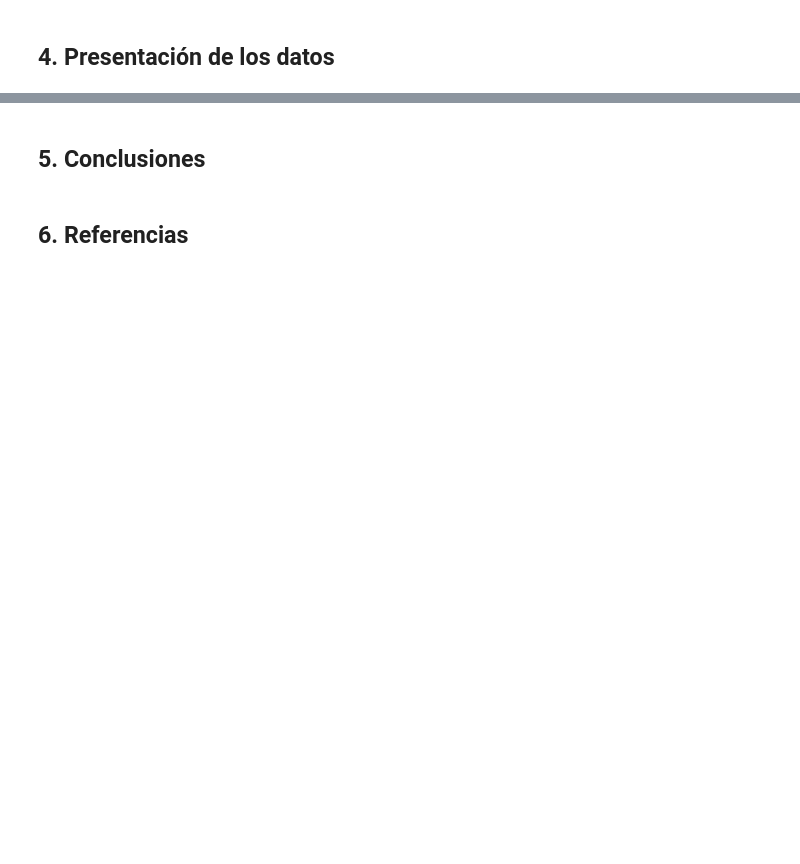
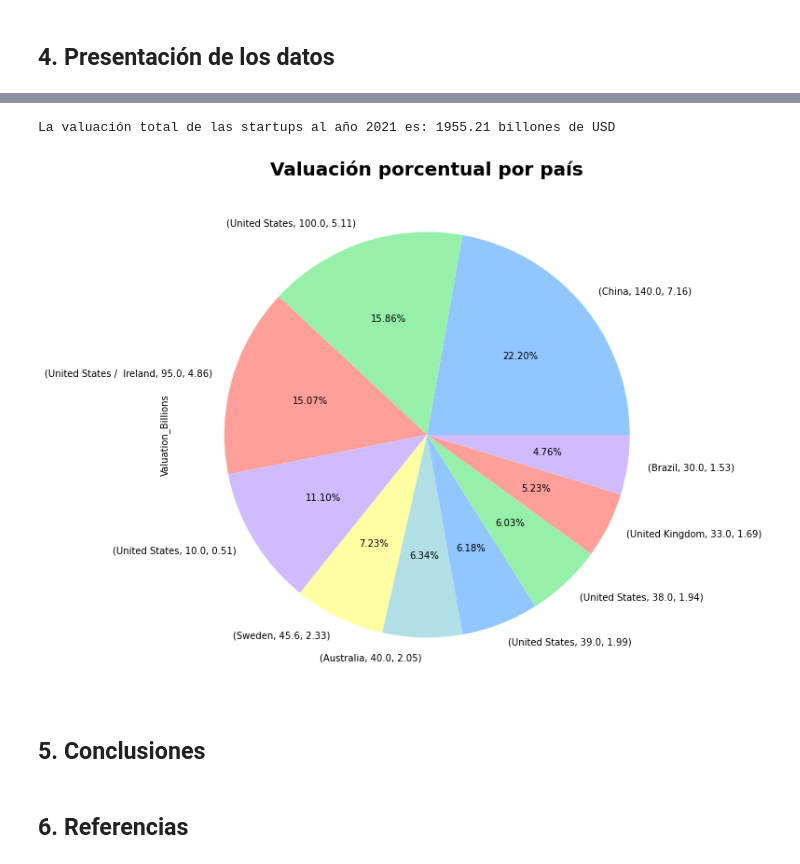
Before and after one commit to Franblar/Proyecto-Final---Startups, a Jupyter notebook: Análisis de datos - Startups.ipynb, the cells around one changed output, grey strips where cells are left out. Cells and saved outputs as stored; diff of their text form; code cells hidden in the pictures; blank space fills up the shorter version.

```diff
--- a/Análisis de datos - Startups.ipynb
+++ b/Análisis de datos - Startups.ipynb
@@ -118,3 +290,26 @@ Para cerrar la seccion se pone una breve descripcion de lo que encontramos en lo
+# %%
+total_valuation =  clean_df['Valuation_Billions'].sum()
+
+print(f"La valuación total de las startups al año 2021 es: {total_valuation} billones de USD")
+# %% [output]
+La valuación total de las startups al año 2021 es: 1955.21 billones de USD
+# %%
+clean_df['Valuation_Percentage'] = round((clean_df['Valuation_Billions']/total_valuation)*100,2)
+
+
+#clean_df.head(10)
+# %%
+total_percentage = clean_df.groupby(['Country', 'Valuation_Billions', 'Valuation_Percentage'])['Valuation_Billions'].sum().sort_values(ascending = False).head(10)
+
+#total_percentage
+
+total_percentage_plot = total_percentage.plot.pie(x='Total_Valuation', y='Countries',figsize=(10,10), autopct = '%.2f%%'); #no puedo hacer explode acá
+
+plt.title('Valuación porcentual por país', fontdict = {'fontsize':20, 'fontweight':'bold'});
+
+#acá faltaría modificar ejes, y valores de cada proporcion
+# %% [output]
+[figure, added]
 # %%
 #conclusion: lo que encontramos
 # %% [markdown]
```
Also changed, not shown: parts of 25 cells of this notebook.
